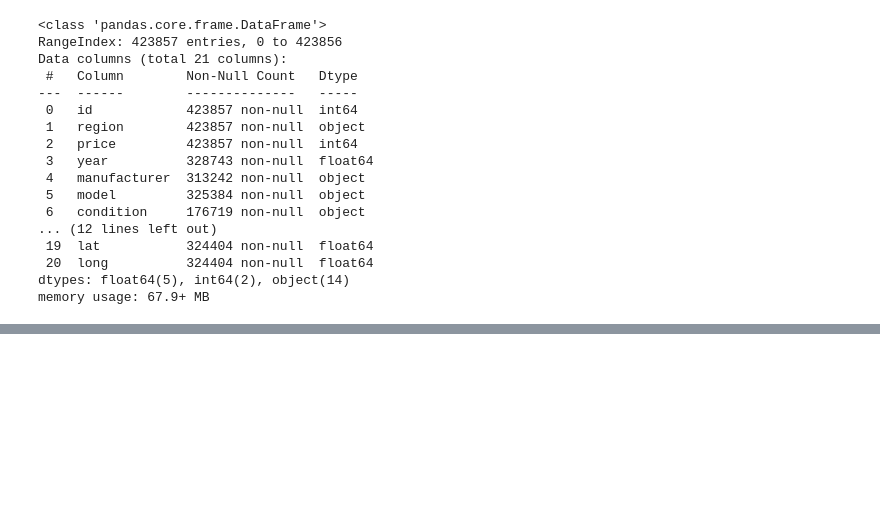
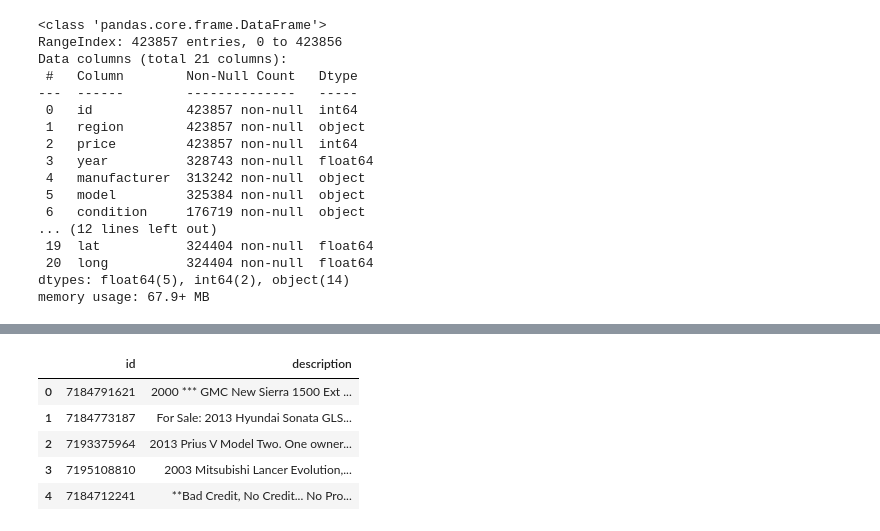
Before and after one commit to sathvikaithala/Craigslist-ETL, a Jupyter notebook: craigslist-etl.ipynb, the cells around one changed output, grey strips where cells are left out. Drawn from its saved outputs; the diff is of its cells as text; code cells hidden in the pictures; blank space fills up the shorter version.

```diff
--- a/craigslist-etl.ipynb
+++ b/craigslist-etl.ipynb
@@ -120,0 +151,12 @@ Name: id, dtype: int64
+# %%
+# Create Description df
+
+desc_df=raw_df[['id','description']]
+desc_df.head()
+# %% [output]
+|  | id | description |
+| 0 | 7184791621 | 2000 *** GMC New Sierra 1500 Ext ... |
+| 1 | 7184773187 | For Sale: 2013 Hyundai Sonata GLS... |
+| 2 | 7193375964 | 2013 Prius V Model Two. One owner... |
+| 3 | 7195108810 | 2003 Mitsubishi Lancer Evolution,... |
+| 4 | 7184712241 | **Bad Credit, No Credit... No Pro... |
```
Also changed, not shown: parts of 7 cells of this notebook.
